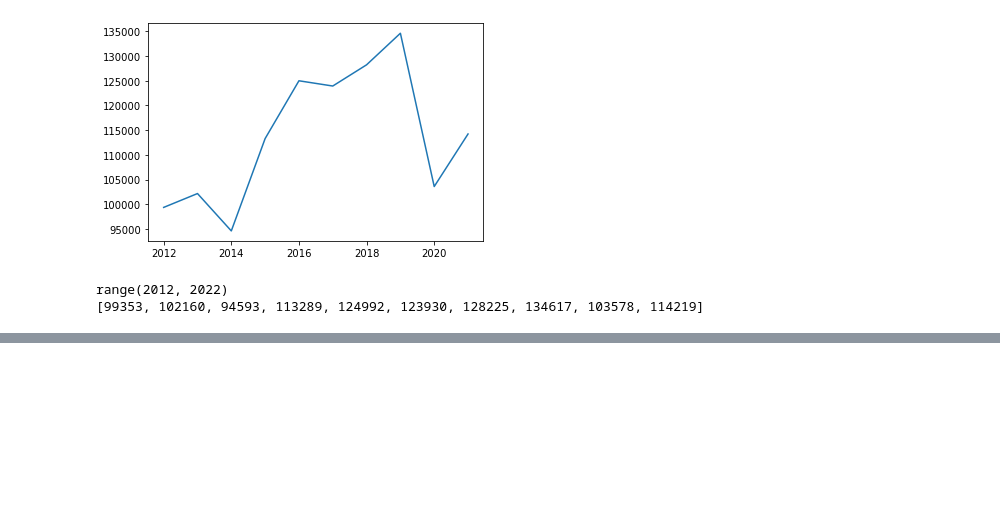
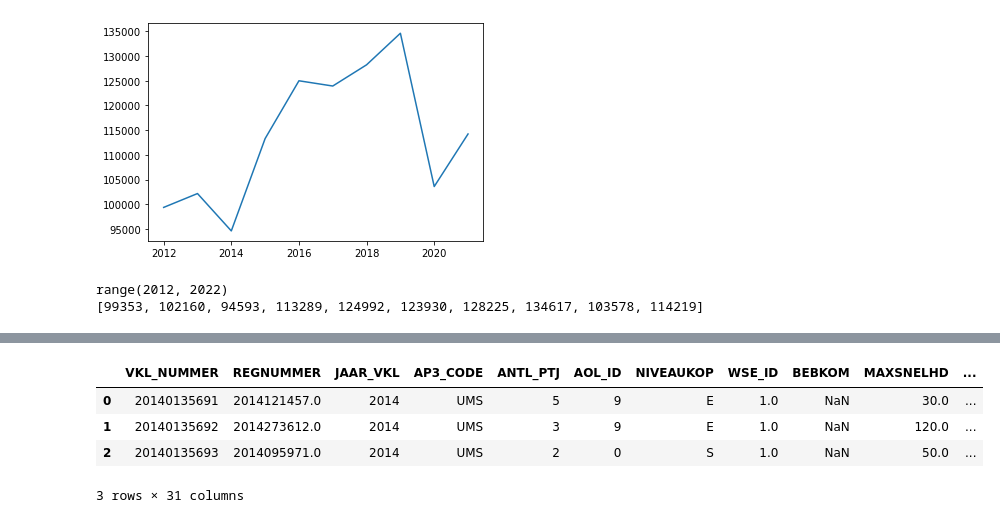
Before and after one commit to stefan1234567891011/AI_personal_project, a Jupyter notebook: code/data.ipynb, the cells around one changed output, grey strips where cells are left out. Cells and saved outputs as stored; diff of their text form; code cells hidden in the pictures; blank space fills up the shorter version.

```diff
--- a/code/data.ipynb
+++ b/code/data.ipynb
@@ -187,0 +160,10 @@ df_titanic['PClass'] = df_titanic['pclass'].map( {'1st' : 1, '2nd' : 2, '3rd' :
+# %%
+df_4 = df_2
+df_4["PVE_NUMR"] = df_4["PVE_CODE"].map( {"ZH" : 1, "NB" : 2, "LB" : 3, "GL" : 4, "FL" : 5, "UT" : 6, "NH" : 7, "FR" : 8, "GR" : 9, "DR" : 10, "ZL" : 11, "OV" : 12} ).astype(int)
+df_4.head(3)
+# %% [output]
+|  | VKL_NUMMER | REGNUMMER | JAAR_VKL | AP3_CODE | ANTL_PTJ | AOL_ID | NIVEAUKOP | WSE_ID | BEBKOM | MAXSNELHD | ... |
+| 0 | 20140135691 | 2014121457.0 | 2014 | UMS | 5 | 9 | E | 1.0 | NaN | 30.0 | ... |
+| 1 | 20140135692 | 2014273612.0 | 2014 | UMS | 3 | 9 | E | 1.0 | NaN | 120.0 | ... |
+| 2 | 20140135693 | 2014095971.0 | 2014 | UMS | 2 | 0 | S | 1.0 | NaN | 50.0 | ... |
+3 rows × 31 columns
```
Also changed, not shown: parts of 8 cells of this notebook.
